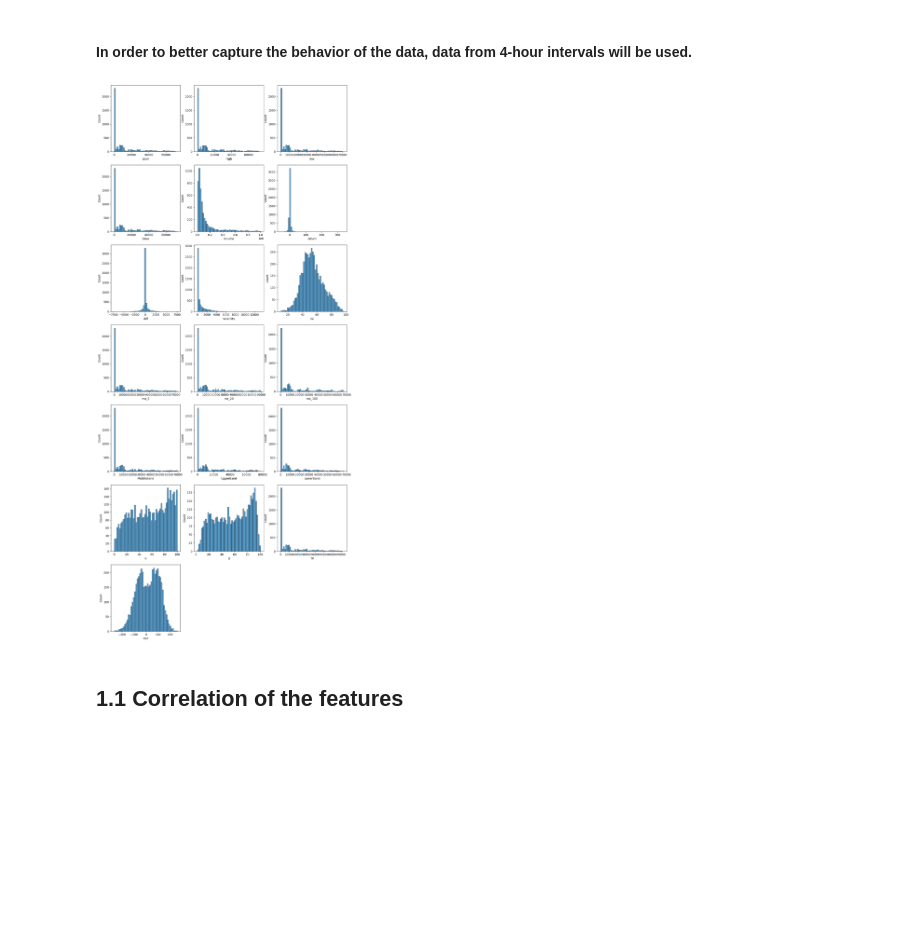
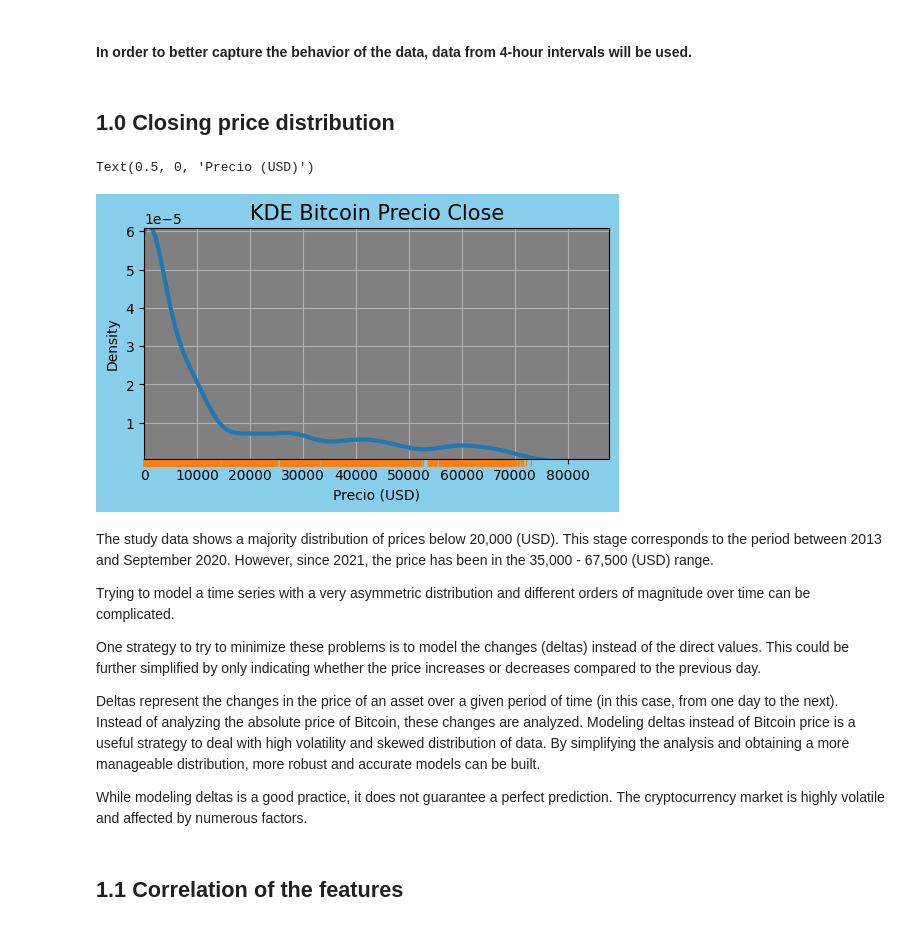
Before and after one commit to Pableren/Glass-Bubble, a Jupyter notebook: Eda.ipynb, the cells around one changed output. Drawn from its saved outputs; the diff is of its cells as text; code cells hidden in the pictures; blank space fills up the shorter version.

```diff
--- a/Eda.ipynb
+++ b/Eda.ipynb
@@ -15,12 +14,32 @@ import mplfinance as mpf # pip install mplfinance
 conn = sql.connect('Data/db/btc.db')
 cursor = conn.cursor()
 df_1d = pd.read_sql_query("SELECT * FROM btc_1d", conn)
-# %%
-from Scripts.funciones import graficar_histogramas
-df_numeric = df_1d.select_dtypes(include=[np.number])
-hist = graficar_histogramas(df_numeric,df_numeric.columns)
-# %% [output]
-[figure, removed]
+# %% [markdown]
+## 1.0 Closing price distribution
+# %%
+
+fig, ax = plt.subplots(figsize=(6, 3))
+p = sns.kdeplot(data=df_1d, x="close", linewidth=3, ax=ax)
+r = sns.rugplot(data=df_1d, x="close", ax=ax, height=-0.03, clip_on=False)
+p.set(xlim=(0, None))
+p.set_title("KDE Bitcoin Precio Close", fontsize=15)
+p.set_facecolor('gray')
+fig.set_facecolor('skyblue')
+p.grid(visible=True)
+p.set_xlabel("Precio (USD)")
+# %% [output]
+Text(0.5, 0, 'Precio (USD)')
+[figure, added]
+# %% [markdown]
+The study data shows a majority distribution of prices below 20,000 (USD). This stage corresponds to the period between 2013 and September 2020. However, since 2021, the price has been in the 35,000 - 67,500 (USD) range.
+
+Trying to model a time series with a very asymmetric distribution and different orders of magnitude over time can be complicated.
+
+One strategy to try to minimize these problems is to model the changes (deltas) instead of the direct values. This could be further simplified by only indicating whether the price increases or decreases compared to the previous day.
+
+Deltas represent the changes in the price of an asset over a given period of time (in this case, from one day to the next). Instead of analyzing the absolute price of Bitcoin, these changes are analyzed. Modeling deltas instead of Bitcoin price is a useful strategy to deal with high volatility and skewed distribution of data. By simplifying the analysis and obtaining a more manageable distribution, more robust and accurate models can be built.
+
+While modeling deltas is a good practice, it does not guarantee a perfect prediction. The cryptocurrency market is highly volatile and affected by numerous factors.
 # %% [markdown]
 ## 1.1 Correlation of the features
 # %%
```
Also changed, not shown: parts of 18 cells of this notebook.
